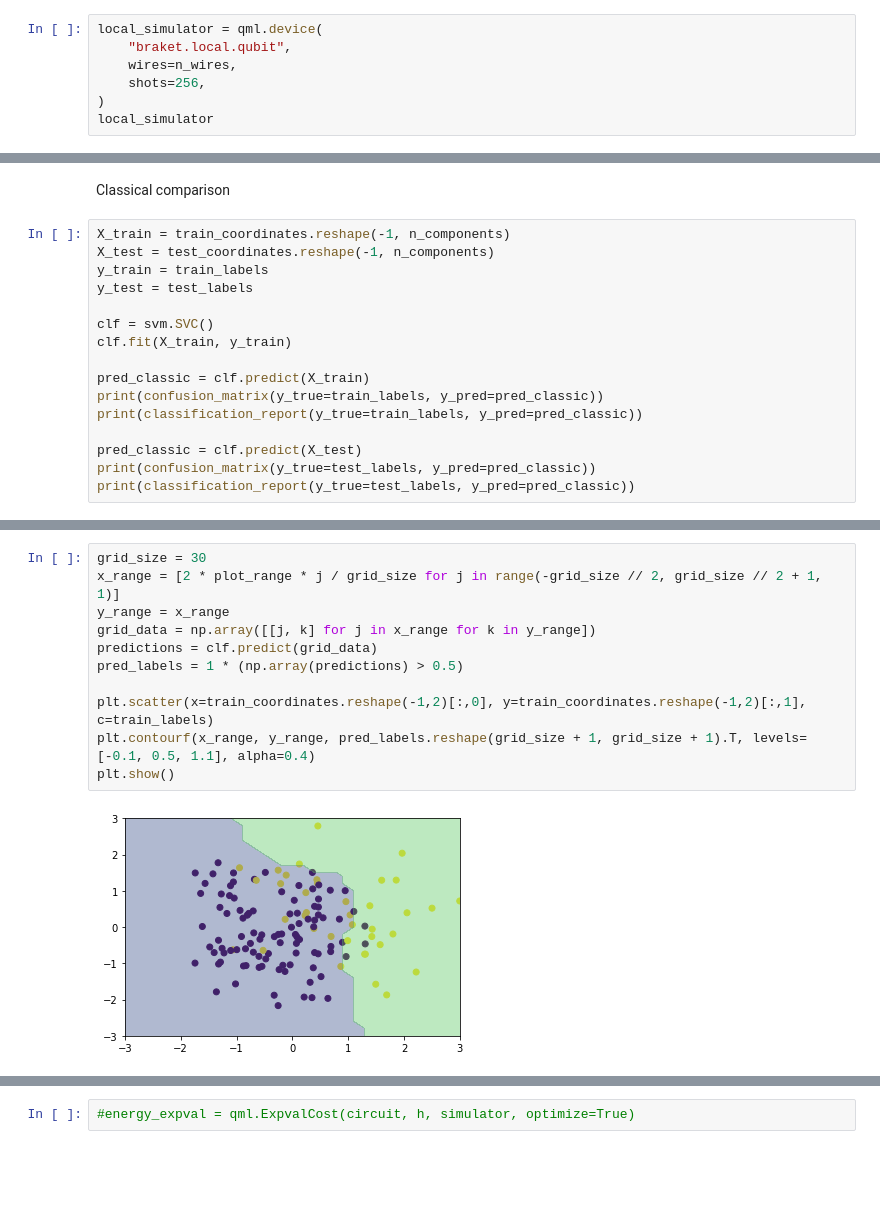
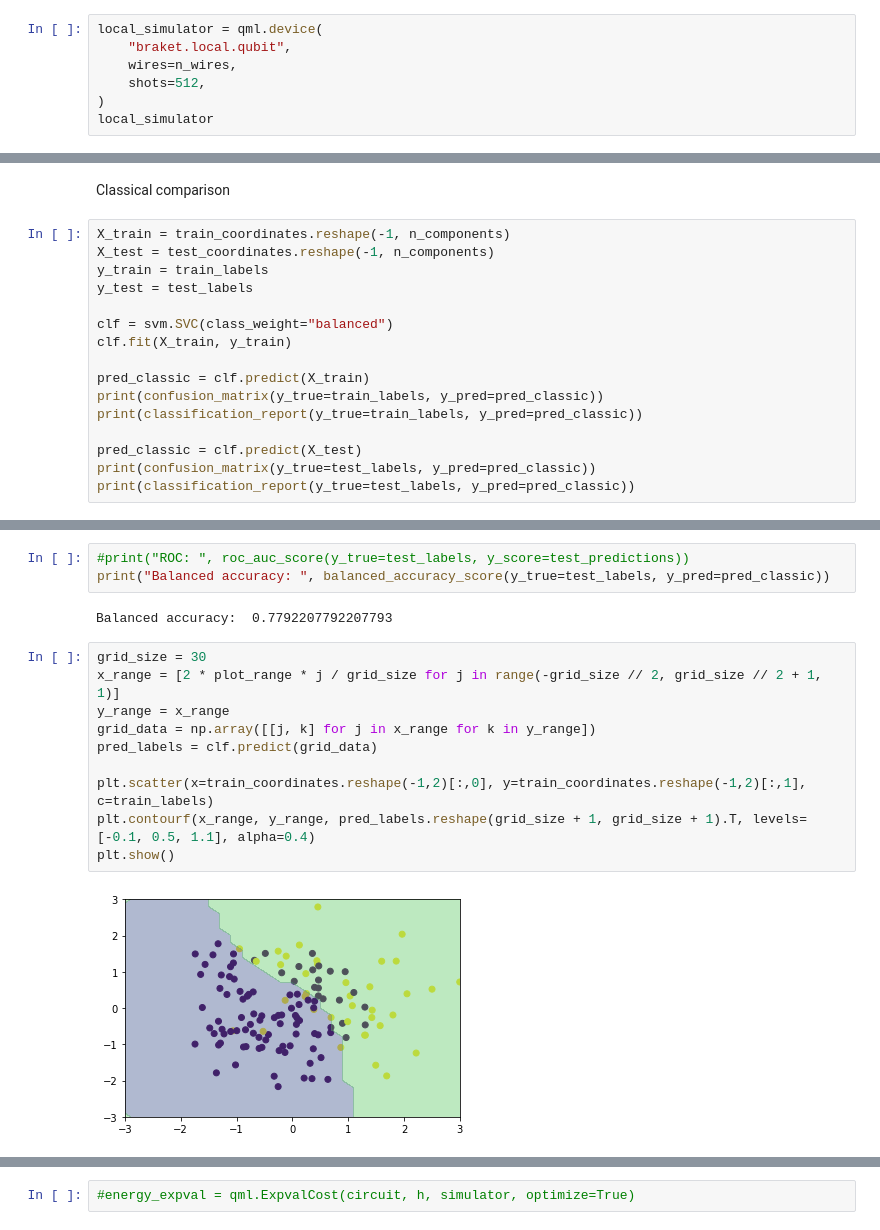
Before and after one commit to ivang/QHack-Q-Reply-2021, a Jupyter notebook: q-reply_vqe-classification-heart.ipynb, the cells around one changed output, grey strips where cells are left out. Drawn from its saved outputs; the diff is of its cells as text; blank space fills up the shorter version.

```diff
--- a/q-reply_vqe-classification-heart.ipynb
+++ b/q-reply_vqe-classification-heart.ipynb
@@ -64,7 +65,7 @@ n_wires = 2
 local_simulator = qml.device(
     "braket.local.qubit",
     wires=n_wires,
-    shots=256,
+    shots=512,
 )
 local_simulator
 # %% [output]
@@ -368,7 +375,7 @@ X_test = test_coordinates.reshape(-1, n_components)
 y_train = train_labels
 y_test = test_labels
 
-clf = svm.SVC()
+clf = svm.SVC(class_weight="balanced")
 clf.fit(X_train, y_train)
 
 pred_classic = clf.predict(X_train)
@@ -399,13 +406,17 @@ weighted avg       0.83      0.84      0.83        92
+# %%
+#print("ROC: ", roc_auc_score(y_true=test_labels, y_score=test_predictions))
+print("Balanced accuracy: ", balanced_accuracy_score(y_true=test_labels, y_pred=pred_classic))
+# %% [output]
+Balanced accuracy:  0.7792207792207793
 # %%
 grid_size = 30
 x_range = [2 * plot_range * j / grid_size for j in range(-grid_size // 2, grid_size // 2 + 1, 1)]
 y_range = x_range
 grid_data = np.array([[j, k] for j in x_range for k in y_range])
-predictions = clf.predict(grid_data)
-pred_labels = 1 * (np.array(predictions) > 0.5)
+pred_labels = clf.predict(grid_data)
 
 plt.scatter(x=train_coordinates.reshape(-1,2)[:,0], y=train_coordinates.reshape(-1,2)[:,1], c=train_labels)
 plt.contourf(x_range, y_range, pred_labels.reshape(grid_size + 1, grid_size + 1).T, levels=[-0.1, 0.5, 1.1], alpha=0.4)
 plt.show()
 # %% [output]
-[figure, old version]
+[figure, new version]
```
Also changed, not shown: parts of 13 cells of this notebook, 14 other files.
